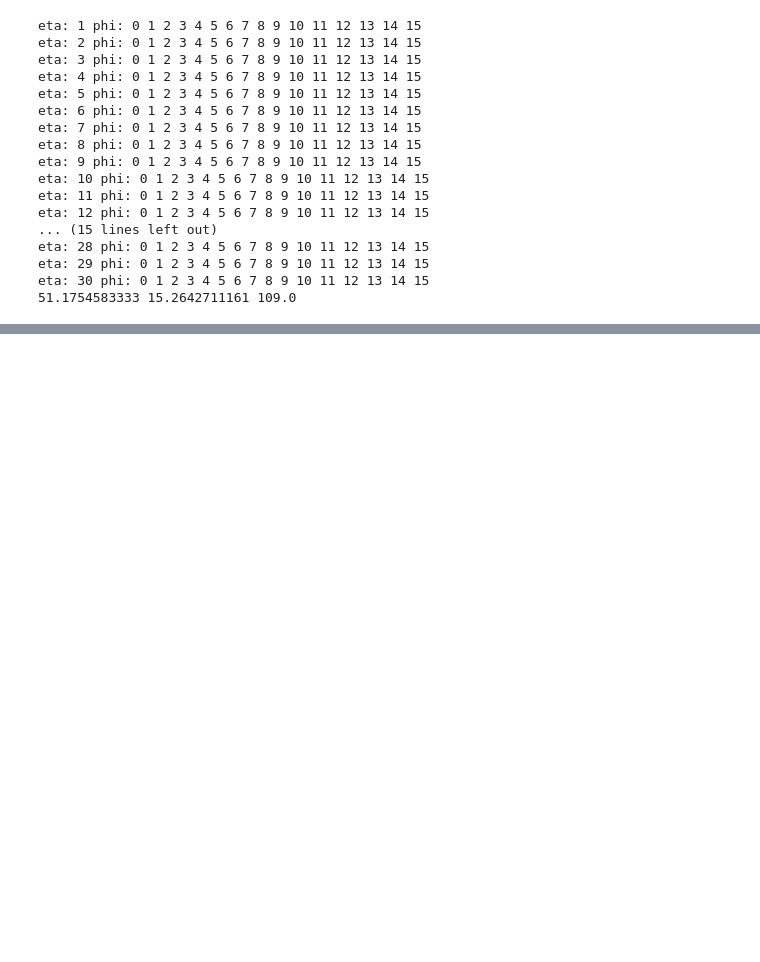
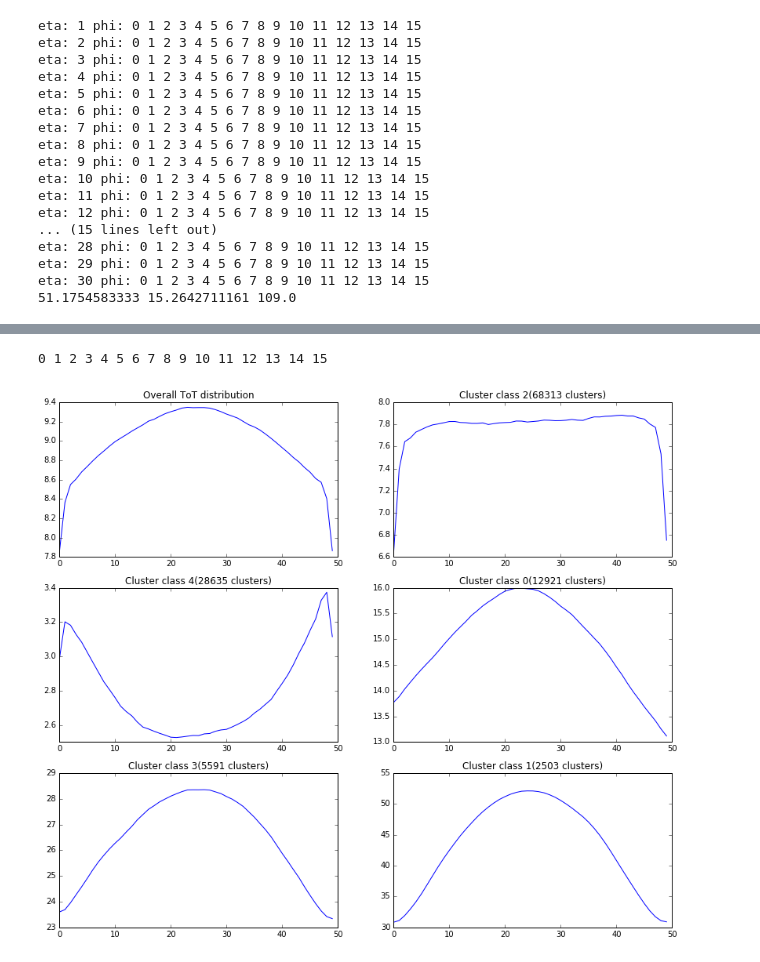
Before and after one commit to adikus/physics_project, a Jupyter notebook: tots.ipynb, the cells around one changed output, grey strips where cells are left out. Saved outputs shown, nothing was run; the diff lists cells and outputs as text; code cells hidden in the pictures; blank space fills up the shorter version.

```diff
--- a/tots.ipynb
+++ b/tots.ipynb
@@ -216,0 +259,51 @@ eta: 30 phi: 0 1 2 3 4 5 6 7 8 9 10 11 12 13 14 15
+# %%
+eta = 15
+tot_lines = []
+
+for phi_i in range(0,16):
+    print phi_i,
+    for eventID, clusters in get_cluster_tots(eta, phi_i).iteritems():
+        for cluster in clusters:
+            left_max = np.argmax(cluster, axis=0)[0]
+            right_max = np.argmax(cluster, axis=0)[-1]
+            top_max = np.argmax(cluster, axis=1)[0]
+            bottom_max = np.argmax(cluster, axis=1)[-1]
+
+            edges = [cluster[left_max, 0], cluster[right_max, -1], cluster[0, top_max], cluster[-1, bottom_max]]
+
+            if np.argmax(edges) == 0 or np.argmax(edges) == 1:
+                x0, y0 = top_max, 0
+                x1, y1 = bottom_max, cluster.shape[0]-1
+            elif np.argmax(edges) == 2 or np.argmax(edges) == 3:
+                x0, y0 = 0, left_max
+                x1, y1 = cluster.shape[1]-1, right_max
+
+            num = 50
+            x, y = np.linspace(x0, x1, num), np.linspace(y0, y1, num)
+            zi = scipy.ndimage.map_coordinates(cluster, np.vstack((y,x)), order=3, mode='constant')
+            tot_lines.append(zi)
+print
+
+N = 5
+line_preds = sklearn.cluster.KMeans(n_clusters=N, random_state=234).fit_predict(tot_lines)
+group_line_definitions = {}
+
+plt.figure(figsize=(14,12))
+plt.subplot((N+1)/2, 2, 1)
+plt.plot(np.vstack(tot_lines).mean(axis=0))
+plt.title('Overall ToT distribution')
+
+indexes = range(N)
+indexes.sort(key=lambda i:-len(np.where(line_preds == i)[0]))
+for (j,i) in enumerate(indexes):
+    group = np.array(tot_lines)[np.where(line_preds == i), :][0]
+    title = 'Cluster class ' + str(i) + '(' + str(group.shape[0]) + ' clusters)'
+    plt.subplot((N+1)/2, 2, j+2)
+    group_line_definitions[i] = np.mean(group, axis=0)
+    plt.plot(group_line_definitions[i])
+    plt.title(title)
+
+plt.savefig('tot_eta_line_clustering_'+str(eta)+'.png')
+# %% [output]
+0 1 2 3 4 5 6 7 8 9 10 11 12 13 14 15
+[figure, added]
```
Also changed, not shown: parts of 3 cells of this notebook, 11 other files.
